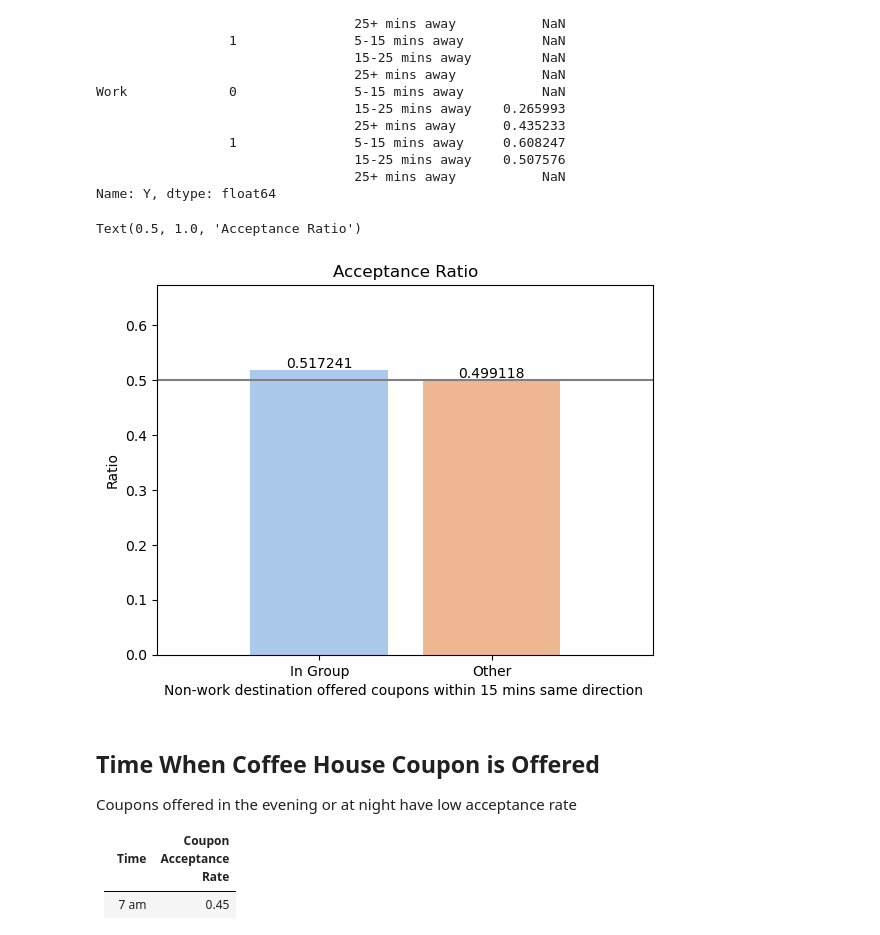
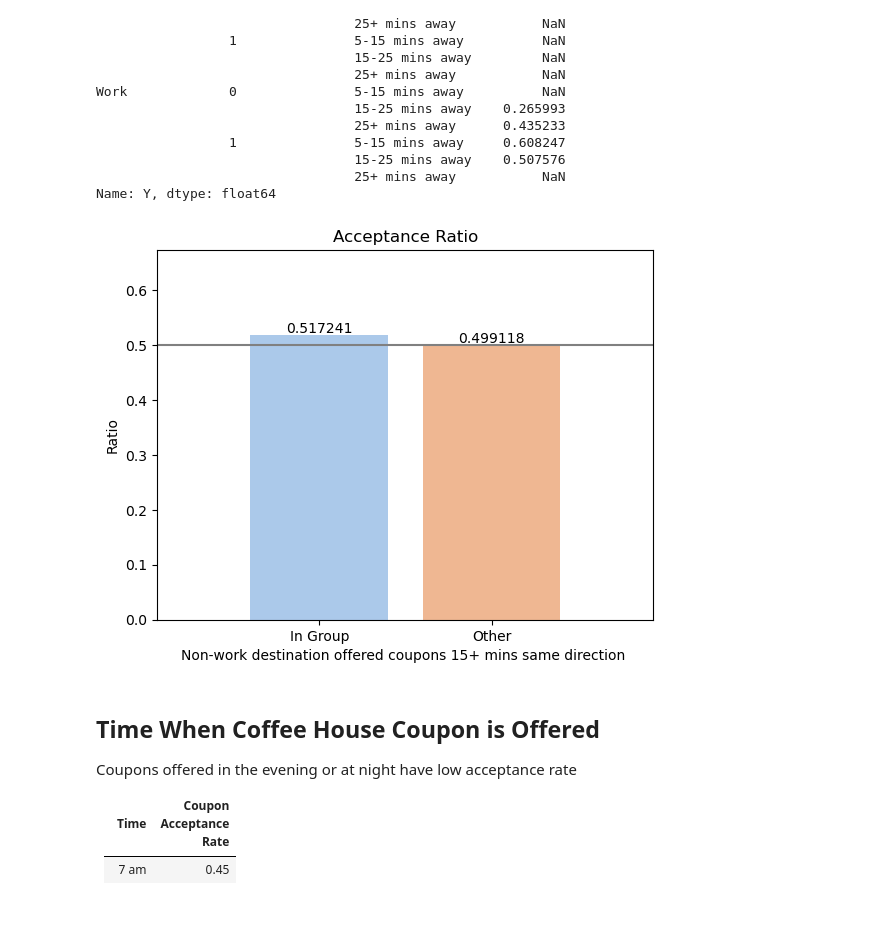
Before and after one commit to jullylau/UCB_Amazon_Coupon, a Jupyter notebook: assignment_5_1_JL.ipynb, the cells around one changed output. Drawn from its saved outputs; the diff is of its cells as text; code cells hidden in the pictures.

```diff
--- a/assignment_5_1_JL.ipynb
+++ b/assignment_5_1_JL.ipynb
@@ -554,17 +557,19 @@ cafeData['15minSameDirNotWork'] = dist_condition & same_direction_condition & de
 # %%
 # Create column with text values
 cafeData['15minSameDirNotWorkLabel'] = cafeData['15minSameDirNotWork'].map({True: 'In Group', False: 'Other'})
 cafeData['15minSameDirNotWorkLabel'] = pd.Categorical(cafeData['15minSameDirNotWorkLabel'], ['In Group', 'Other'])
 
 ax = sns.barplot(data=cafeData, x='15minSameDirNotWorkLabel', y='Y', estimator='mean', errorbar=None)
 ax.bar_label(ax.containers[0], fontsize=10);
 plt.margins(0.3)
-ax.set(xlabel='Non-work destination offered coupons within 15 mins same direction ', ylabel='Ratio')
+ax.set(xlabel='Non-work destination offered coupons 15+ mins same direction ', ylabel='Ratio')
 ax.axhline(y = 0.50,  color = "gray")
 plt.title('Acceptance Ratio')
+
+
+plt.savefig('images/ch_coupon_rate_far_same_dir_not_work')
 # %% [output]
-Text(0.5, 1.0, 'Acceptance Ratio')
-[figure, old version]
+[figure, new version]
 # %% [markdown]
 ####
 ## Time When Coffee House Coupon is Offered
```
Also changed, not shown: parts of 13 cells of this notebook, 14 other files.
